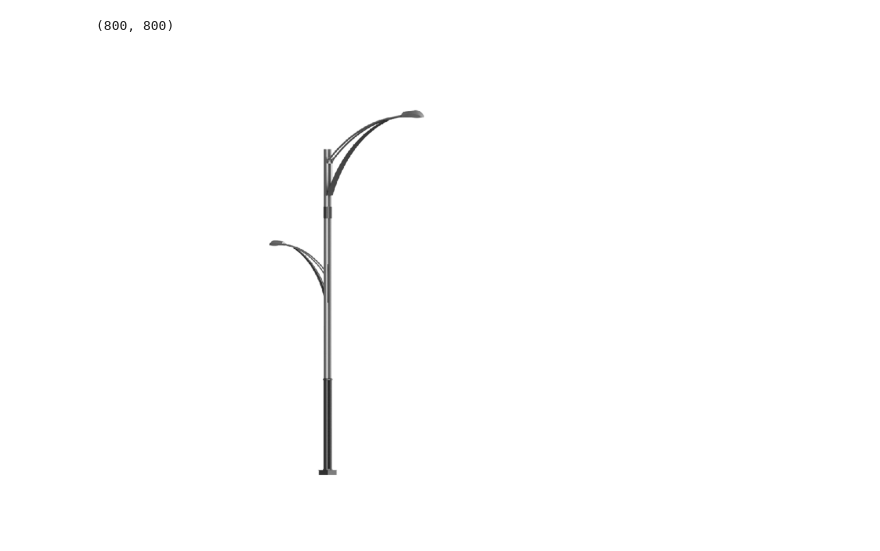
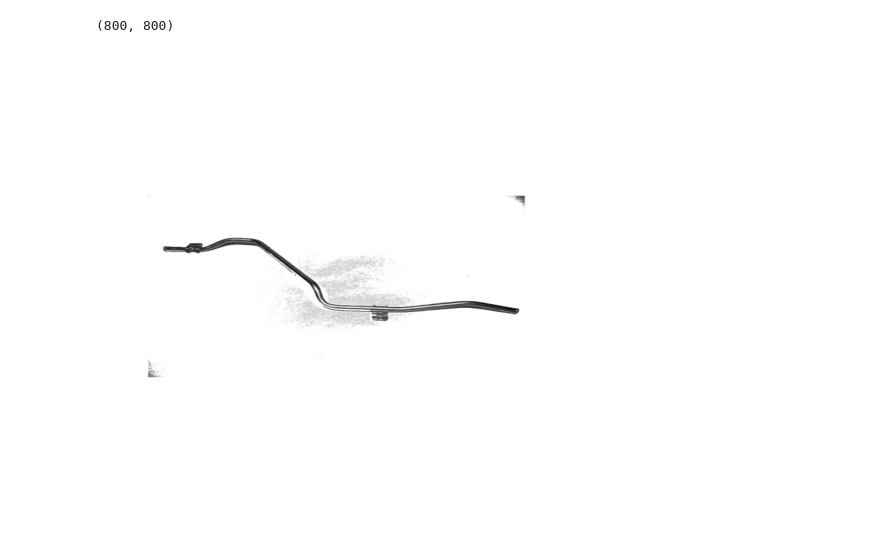
Before and after one commit to shh4und/snakes, a Jupyter notebook: 2D/snake.ipynb, the cells around one changed output. Cells and saved outputs as stored; diff of their text form; code cells hidden in the pictures.

```diff
--- a/2D/snake.ipynb
+++ b/2D/snake.ipynb
@@ -165,14 +231,14 @@ plt.show()
 # %%
 # Load and display image
-image_path = "./imgs/poste1.png"
-img = cv2.imread(image_path, 0)  # Read as grayscale
-print(img.shape)
+tubimg1_image_path = "./tub-imgs/tubimg1.jpg"
+tubimg1 = cv2.imread(tubimg1_image_path, 0)  # Read as grayscale
+print(tubimg1.shape)
 plt.figure(figsize=(6, 6))
-plt.imshow(img, cmap="gray")
+plt.imshow(tubimg1, cmap="gray")
 plt.axis("off")
 plt.show()
 # %% [output]
 (800, 800)
-[figure, old version]
+[figure, new version]
 # %%
 initial_points2 = [
```
Also changed, not shown: parts of 16 cells of this notebook.
